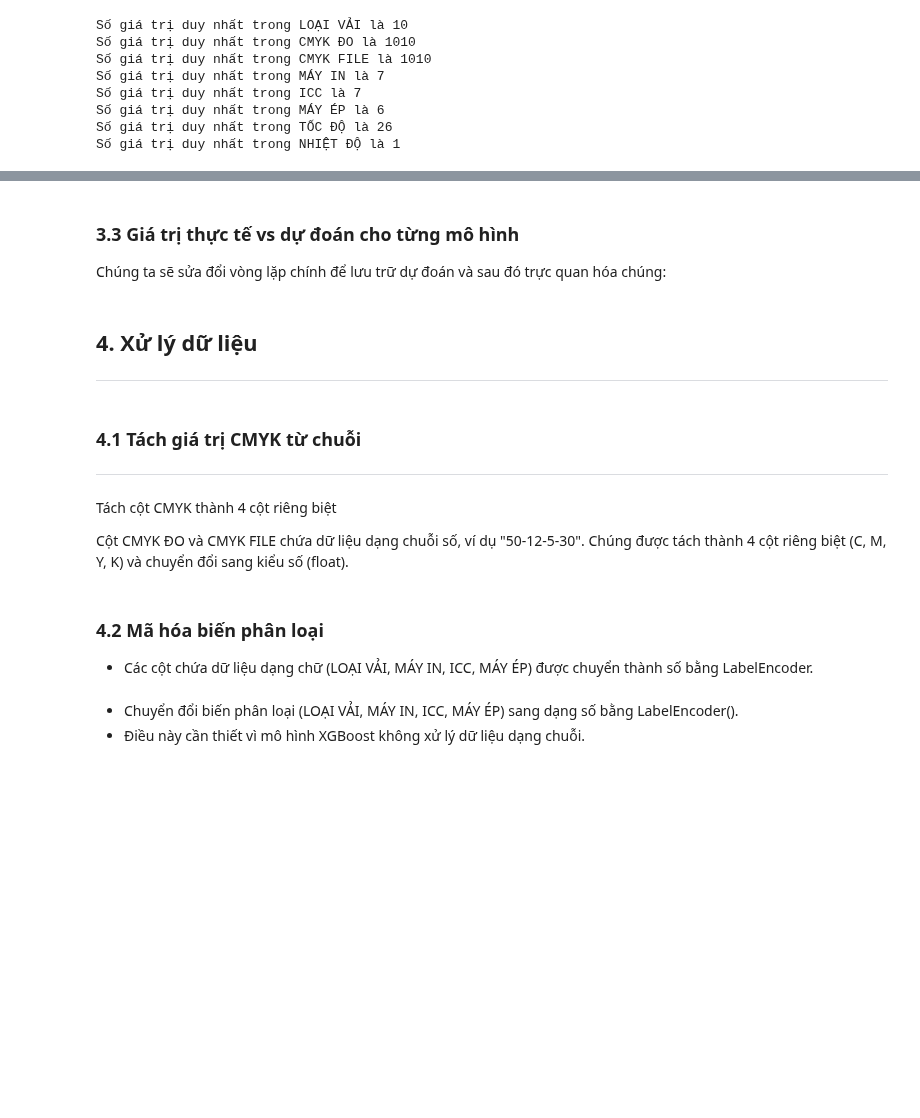
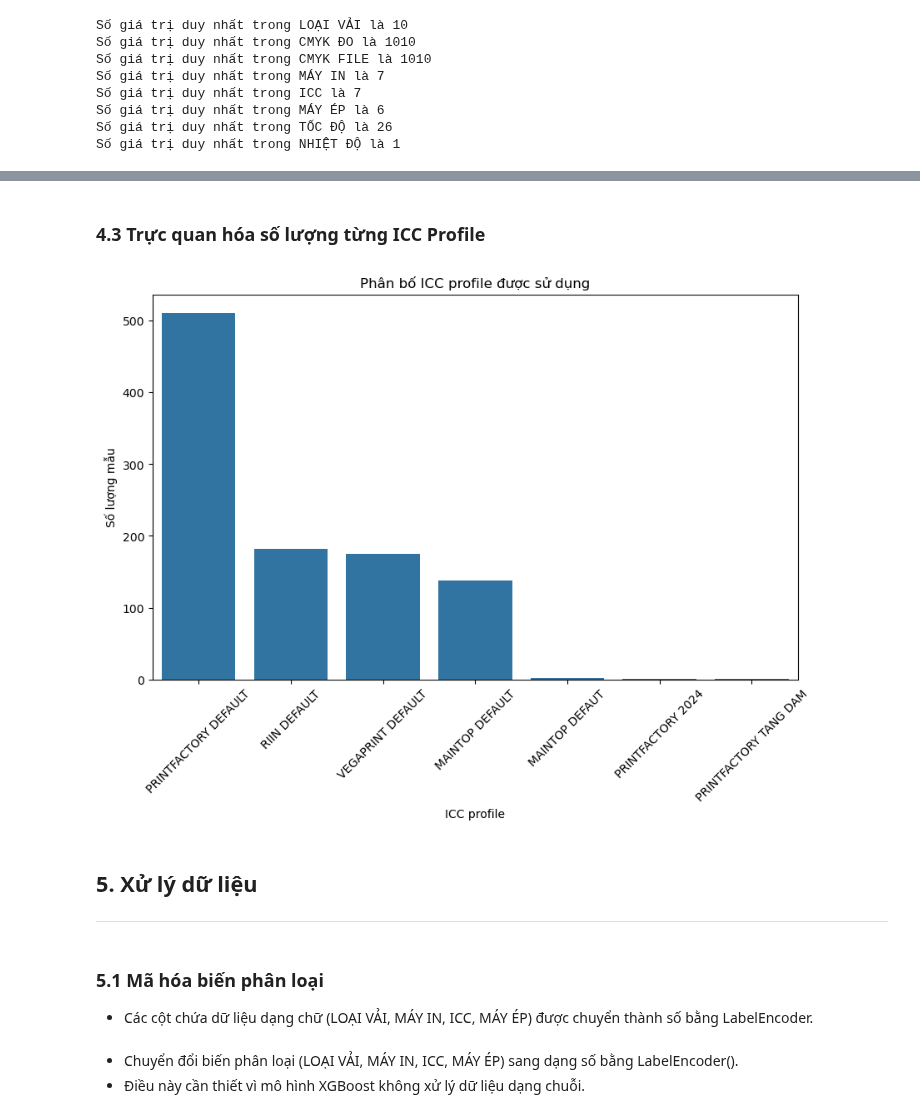
Before and after one commit to healergeeks/FabricML, a Jupyter notebook: FabricML.ipynb, the cells around one changed output, grey strips where cells are left out. Cells and saved outputs as stored; diff of their text form; code cells hidden in the pictures; blank space fills up the shorter version.

```diff
--- a/FabricML.ipynb
+++ b/FabricML.ipynb
@@ -182,13 +257,15 @@ Xem xét tương quan giữa các biến:
 # %% [markdown]
-### 3.3 Giá trị thực tế vs dự đoán cho từng mô hình
-
-Chúng ta sẽ sửa đổi vòng lặp chính để lưu trữ dự đoán và sau đó trực quan hóa chúng:
+### 4.3  Trực quan hóa số lượng từng ICC Profile
+# %%
+plt.figure(figsize=(10, 6))
+sns.countplot(data=df, x='ICC', order=df['ICC'].value_counts().index)
+plt.title('Phân bố ICC profile được sử dụng')
+plt.xlabel('ICC profile')
+plt.ylabel('Số lượng mẫu')
+plt.xticks(rotation=45)
+plt.show()
+# %% [output]
+[figure, added]
 # %% [markdown]
-## 4. Xử lý dữ liệu
+## 5. Xử lý dữ liệu
 ---
-# %% [markdown]
-### 4.1 Tách giá trị CMYK từ chuỗi
----
-Tách cột CMYK thành 4 cột riêng biệt
-
-Cột CMYK ĐO và CMYK FILE chứa dữ liệu dạng chuỗi số, ví dụ "50-12-5-30". Chúng được tách thành 4 cột riêng biệt (C, M, Y, K) và chuyển đổi sang kiểu số (float).
@@ -201,5 +272,5 @@ df_cmyk_file.columns = ["CMYK FILE_C", "CMYK FILE_M", "CMYK FILE_Y", "CMYK FILE_
 # %% [markdown]
-### 4.2 Mã hóa biến phân loại
+### 5.1 Mã hóa biến phân loại
 
 * Các cột chứa dữ liệu dạng chữ (LOẠI VẢI, MÁY IN, ICC, MÁY ÉP) được chuyển thành số bằng LabelEncoder.
 # %%
```
Also changed, not shown: parts of 60 cells of this notebook.
